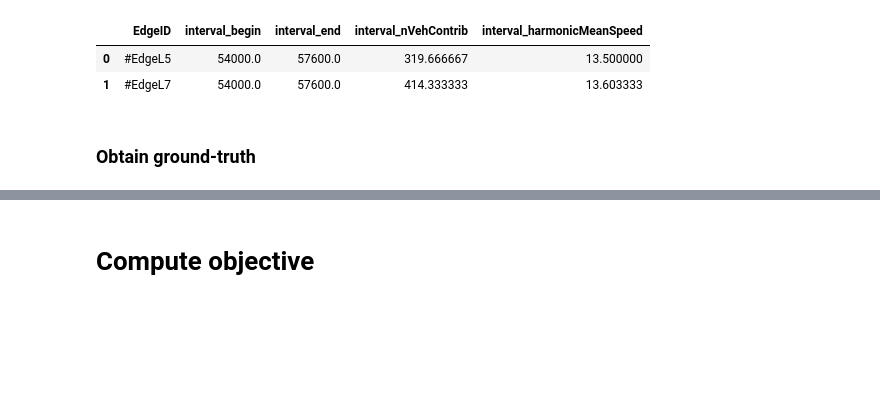
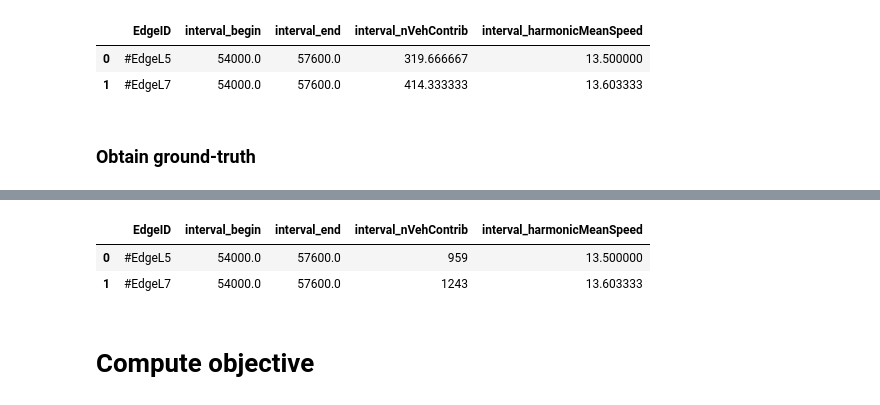
Before and after one commit to checorh/calibrate_ods, a Jupyter notebook: notebooks/test_calibration.ipynb, the cells around one changed output, grey strips where cells are left out. Saved outputs shown, nothing was run; the diff lists cells and outputs as text; code cells hidden in the pictures; blank space fills up the shorter version.

```diff
--- a/notebooks/test_calibration.ipynb
+++ b/notebooks/test_calibration.ipynb
@@ -91,3 +96,9 @@ python /usr/local/opt/sumo/share/sumo/tools/xml/xml2csv.py /Users/rodrse/Documen
+# %%
+df_gt_data
+# %% [output]
+|  | EdgeID | interval_begin | interval_end | interval_nVehContrib | interval_harmonicMeanSpeed |
+| 0 | #EdgeL5 | 54000.0 | 57600.0 | 959 | 13.500000 |
+| 1 | #EdgeL7 | 54000.0 | 57600.0 | 1243 | 13.603333 |
 # %% [markdown]
 # Compute objective
 # %%
```
Also changed, not shown: parts of 10 cells of this notebook.
